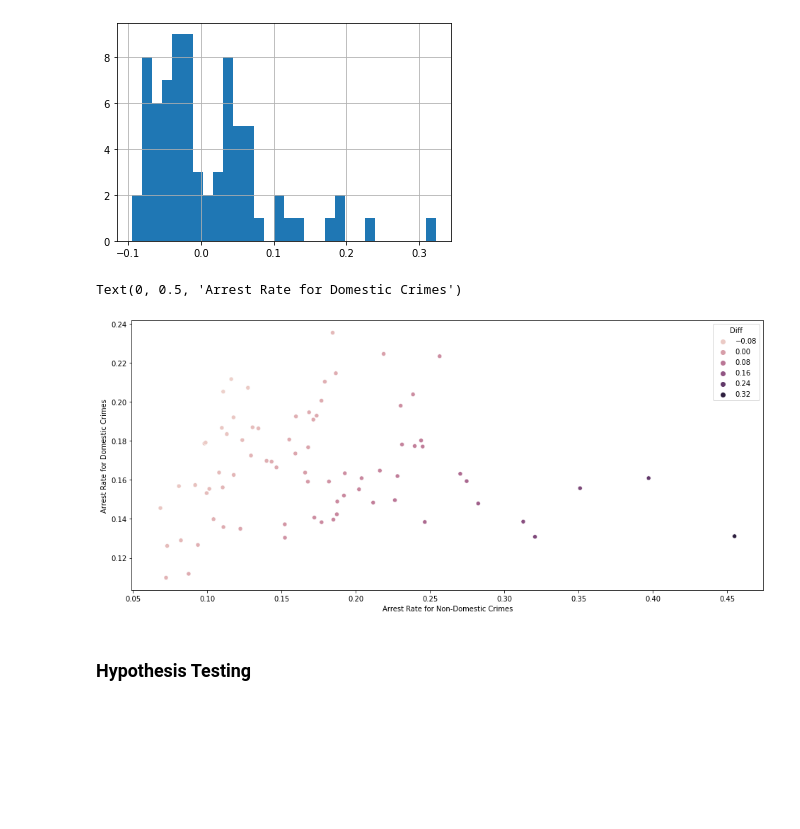
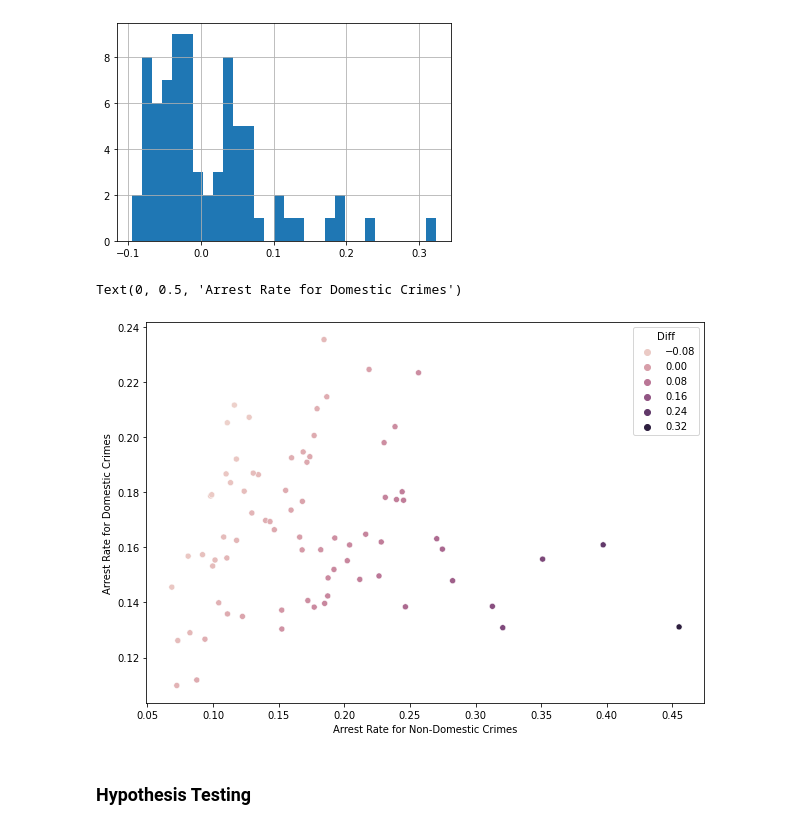
Before and after one commit to leo-cavalcante/crimes-in-chicago, a Jupyter notebook: Community Analysis.ipynb, the cells around one changed output. Cells and saved outputs as stored; diff of their text form; code cells hidden in the pictures; blank space fills up the shorter version.

```diff
--- a/Community Analysis.ipynb
+++ b/Community Analysis.ipynb
@@ -252,14 +248,14 @@ domestic_community["Diff"].hist(bins=30)
 <AxesSubplot:>
 [figure]
 # %%
-fig = plt.figure(figsize=(16,7))
+fig = plt.figure(figsize=(10,7))
 sns.scatterplot(domestic_community[0],domestic_community[1],hue=domestic_community["Diff"])
-plt.lineplot()
+#plt.lineplot()
 plt.xlabel("Arrest Rate for Non-Domestic Crimes")
 plt.ylabel("Arrest Rate for Domestic Crimes")
 # %% [output]
 Text(0, 0.5, 'Arrest Rate for Domestic Crimes')
-[figure, old version]
+[figure, new version]
 # %% [markdown]
 ### Hypothesis Testing
 # %% [markdown]
```
Also changed, not shown: parts of 2 cells of this notebook, 3 other files.
